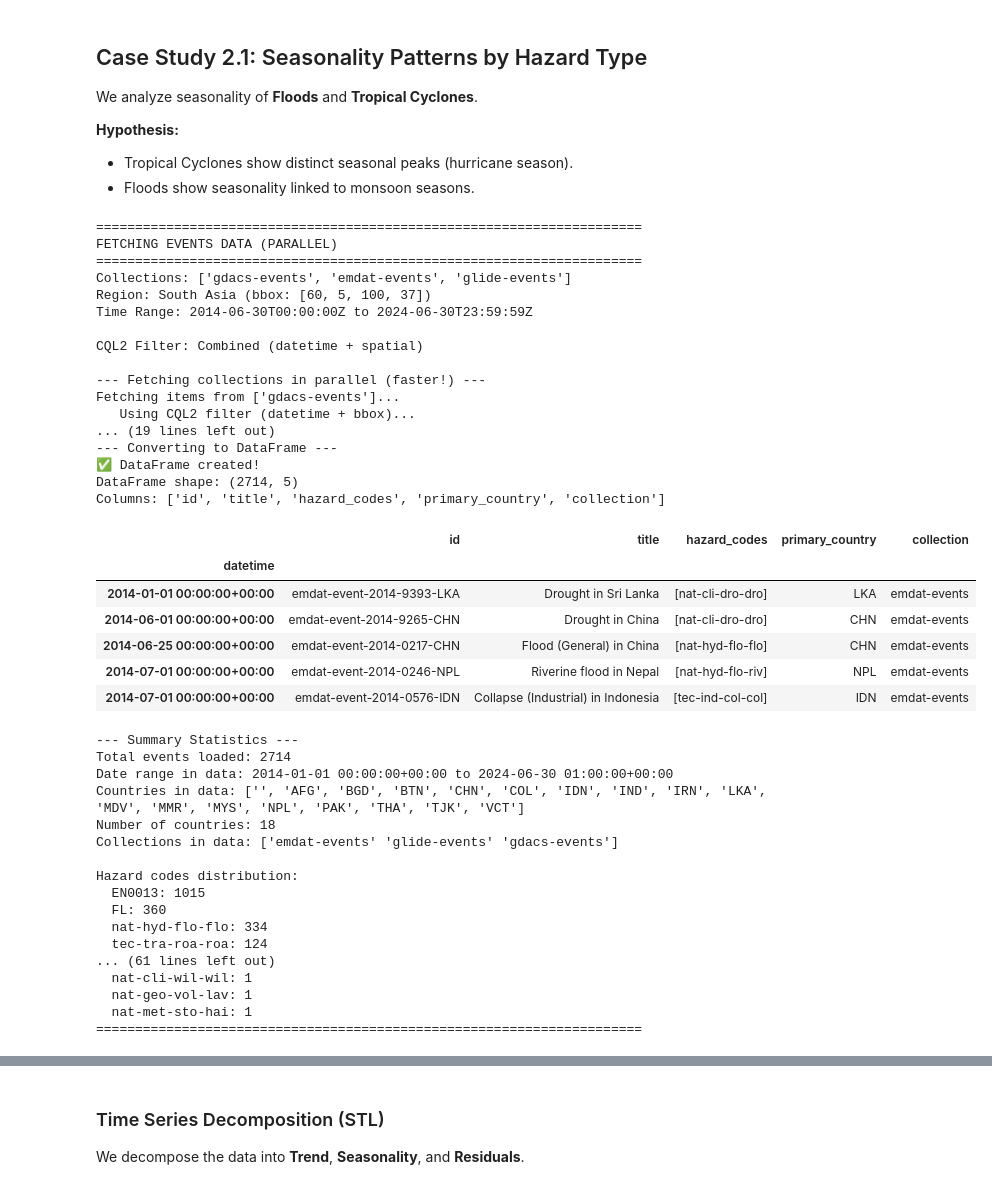
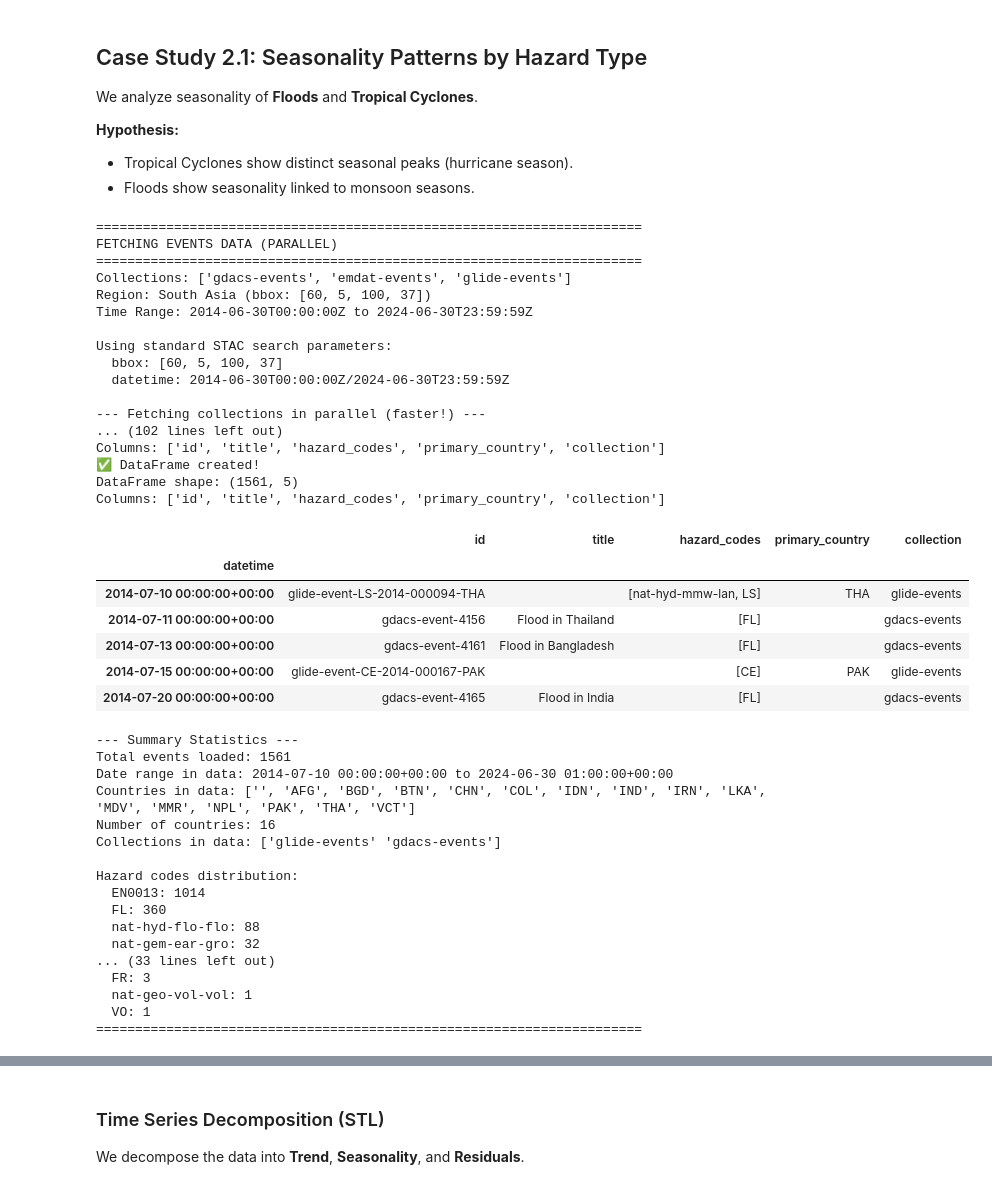
Before and after one commit to batpad/Montandon-Data-Fetching-Examples, a Jupyter notebook: montandon_notebooks/03_Time_Series_Analysis.ipynb, the cells around one changed output, grey strips where cells are left out. Saved outputs shown, nothing was run; the diff lists cells and outputs as text; code cells hidden in the pictures.

Commit message:
Fix syntax errors and implement authenticated STAC API access in data analysis notebook

```diff
--- a/montandon_notebooks/03_Time_Series_Analysis.ipynb
+++ b/montandon_notebooks/03_Time_Series_Analysis.ipynb
@@ -7,22 +7,21 @@ import numpy as np
 import matplotlib.pyplot as plt
 import seaborn as sns
 from pystac_client import Client
+from pystac_client.stac_api_io import StacApiIO
 from datetime import datetime, timedelta
 from statsmodels.tsa.seasonal import seasonal_decompose
 import pymannkendall as mk
 import warnings
 from concurrent.futures import ThreadPoolExecutor, as_completed
+from types import SimpleNamespace
 import time
+import os
+from getpass import getpass
+import json
 
 # Suppress warnings
 warnings.filterwarnings('ignore')
 
 # Set plot style
-sns.set_style("whitegrid")
-plt.rcParams["figure.figsize"] = (14, 7)
-
-# Connect to Montandon STAC API
-STAC_API_URL = "https://montandon-eoapi-stage.ifrc.org/stac"
-client = Client.open(STAC_API_URL)
-
-print(f"Connected to {STAC_API_URL}")
+plt.style.use('seaborn-v0_8-whitegrid')
+plt.rcParams['figure.figsize'] = (12, 6)
@@ -255,7 +350,7 @@ We analyze seasonality of **Floods** and **Tropical Cyclones**.
 - Tropical Cyclones show distinct seasonal peaks (hurricane season).
 - Floods show seasonality linked to monsoon seasons.
 # %%
-# Fetch Data for Seasonality Analysis (last 10 years, South Asia using CQL2 filter)
+# Fetch Data for Seasonality Analysis (last 10 years, South Asia)
 collections_of_interest = ["gdacs-events", "emdat-events", "glide-events"]
 
 print("=" * 70)
@@ -265,9 +360,11 @@ print(f"Collections: {collections_of_interest}")
 print(f"Region: South Asia (bbox: {ACTIVE_BBOX})")
 print(f"Time Range: {START_DATE_STR} to {END_DATE_STR}")
 
-# Build the combined CQL2 filter (datetime + South Asia bbox)
-combined_filter = build_combined_filter()
-print(f"\nCQL2 Filter: Combined (datetime + spatial)")
+# Use standard STAC parameters (bbox and datetime) instead of CQL2 filter
+datetime_range = f"{START_DATE_STR}/{END_DATE_STR}"
+print(f"\nUsing standard STAC search parameters:")
+print(f"  bbox: {ACTIVE_BBOX}")
+print(f"  datetime: {datetime_range}")
 
 print("\n--- Fetching collections in parallel (faster!) ---")
 start_time = time.time()
@@ -279,7 +376,12 @@ collection_stats = {}
 def fetch_collection(collection):
     """Helper function to fetch a single collection"""
     try:
-        events = fetch_items_with_filter([collection], cql2_filter=combined_filter, limit=10000)
+        events = fetch_items_with_filter(
+            [collection],
+            bbox=ACTIVE_BBOX,
+            datetime_range=datetime_range,
+            limit=10000
+        )
         return collection, events, None
     except Exception as e:
         return collection, [], str(e)
@@ -322,60 +424,60 @@ print(f"\n--- Summary Statistics ---")
 print(f"Total events loaded: {len(df_events)}")
 if not df_events.empty:
     print(f"Date range in data: {df_events.index.min()} to {df_events.index.max()}")
     print(f"Countries in data: {sorted(df_events['primary_country'].unique())}")
     print(f"Number of countries: {df_events['primary_country'].nunique()}")
     print(f"Collections in data: {df_events['collection'].unique()}")
     print(f"\nHazard codes distribution:")
     hazard_counts = {}
     for codes in df_events['hazard_codes']:
         for code in codes:
             hazard_counts[code] = hazard_counts.get(code, 0) + 1
     for code, count in sorted(hazard_counts.items(), key=lambda x: x[1], reverse=True):
         print(f"  {code}: {count}")
 else:
     print("⚠️  No events found in the specified region and time range!")
 print("=" * 70)
 # %% [output]
 ======================================================================
 FETCHING EVENTS DATA (PARALLEL)
 ======================================================================
 Collections: ['gdacs-events', 'emdat-events', 'glide-events']
 Region: South Asia (bbox: [60, 5, 100, 37])
 Time Range: 2014-06-30T00:00:00Z to 2024-06-30T23:59:59Z
 
-CQL2 Filter: Combined (datetime + spatial)
+Using standard STAC search parameters:
+  bbox: [60, 5, 100, 37]
+  datetime: 2014-06-30T00:00:00Z/2024-06-30T23:59:59Z
 
 --- Fetching collections in parallel (faster!) ---
-Fetching items from ['gdacs-events']...
-   Using CQL2 filter (datetime + bbox)...
-... (19 lines left out)
---- Converting to DataFrame ---
+... (102 lines left out)
+Columns: ['id', 'title', 'hazard_codes', 'primary_country', 'collection']
 ✅ DataFrame created!
-DataFrame shape: (2714, 5)
+DataFrame shape: (1561, 5)
 Columns: ['id', 'title', 'hazard_codes', 'primary_country', 'collection']
 |  | id | title | hazard_codes | primary_country | collection |
 | datetime |  |  |  |  |  |
-| 2014-01-01 00:00:00+00:00 | emdat-event-2014-9393-LKA | Drought in Sri Lanka | [nat-cli-dro-dro] | LKA | emdat-events |
-| 2014-06-01 00:00:00+00:00 | emdat-event-2014-9265-CHN | Drought in China | [nat-cli-dro-dro] | CHN | emdat-events |
-| 2014-06-25 00:00:00+00:00 | emdat-event-2014-0217-CHN | Flood (General) in China | [nat-hyd-flo-flo] | CHN | emdat-events |
-| 2014-07-01 00:00:00+00:00 | emdat-event-2014-0246-NPL | Riverine flood in Nepal | [nat-hyd-flo-riv] | NPL | emdat-events |
-| 2014-07-01 00:00:00+00:00 | emdat-event-2014-0576-IDN | Collapse (Industrial) in Indonesia | [tec-ind-col-col] | IDN | emdat-events |
+| 2014-07-10 00:00:00+00:00 | glide-event-LS-2014-000094-THA |  | [nat-hyd-mmw-lan, LS] | THA | glide-events |
+| 2014-07-11 00:00:00+00:00 | gdacs-event-4156 | Flood in Thailand | [FL] |  | gdacs-events |
+| 2014-07-13 00:00:00+00:00 | gdacs-event-4161 | Flood in Bangladesh | [FL] |  | gdacs-events |
+| 2014-07-15 00:00:00+00:00 | glide-event-CE-2014-000167-PAK |  | [CE] | PAK | glide-events |
+| 2014-07-20 00:00:00+00:00 | gdacs-event-4165 | Flood in India | [FL] |  | gdacs-events |
 --- Summary Statistics ---
-Total events loaded: 2714
-Date range in data: 2014-01-01 00:00:00+00:00 to 2024-06-30 01:00:00+00:00
-Countries in data: ['', 'AFG', 'BGD', 'BTN', 'CHN', 'COL', 'IDN', 'IND', 'IRN', 'LKA', 'MDV', 'MMR', 'MYS', 'NPL', 'PAK', 'THA', 'TJK', 'VCT']
-Number of countries: 18
-Collections in data: ['emdat-events' 'glide-events' 'gdacs-events']
+Total events loaded: 1561
+Date range in data: 2014-07-10 00:00:00+00:00 to 2024-06-30 01:00:00+00:00
+Countries in data: ['', 'AFG', 'BGD', 'BTN', 'CHN', 'COL', 'IDN', 'IND', 'IRN', 'LKA', 'MDV', 'MMR', 'NPL', 'PAK', 'THA', 'VCT']
+Number of countries: 16
+Collections in data: ['glide-events' 'gdacs-events']
 
 Hazard codes distribution:
-  EN0013: 1015
+  EN0013: 1014
   FL: 360
-  nat-hyd-flo-flo: 334
-  tec-tra-roa-roa: 124
-... (61 lines left out)
-  nat-cli-wil-wil: 1
-  nat-geo-vol-lav: 1
-  nat-met-sto-hai: 1
+  nat-hyd-flo-flo: 88
+  nat-gem-ear-gro: 32
+... (33 lines left out)
+  FR: 3
+  nat-geo-vol-vol: 1
+  VO: 1
 ======================================================================
 # %%
 # Filter for Specific Hazards
```
Also changed, not shown: parts of 19 cells of this notebook.
